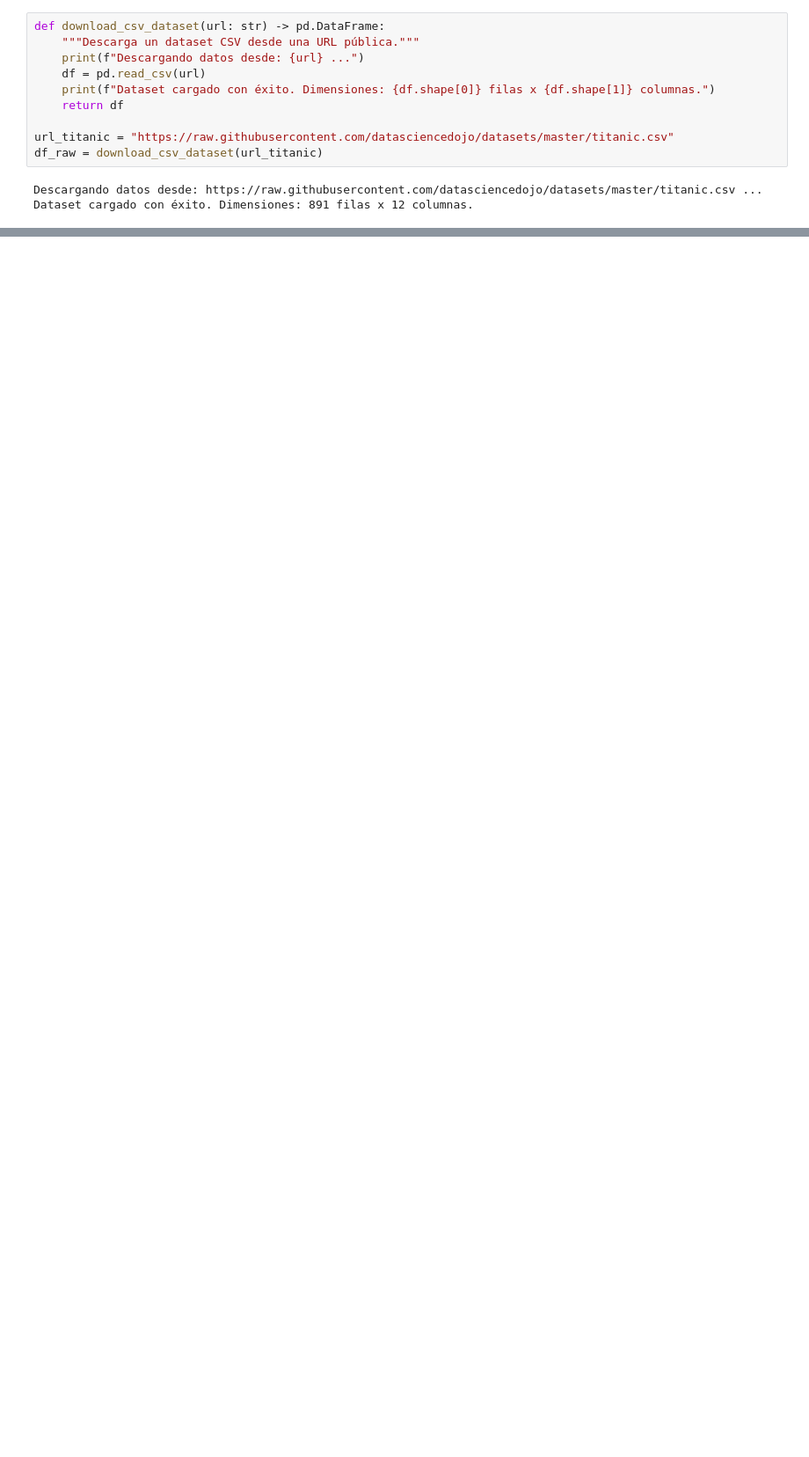
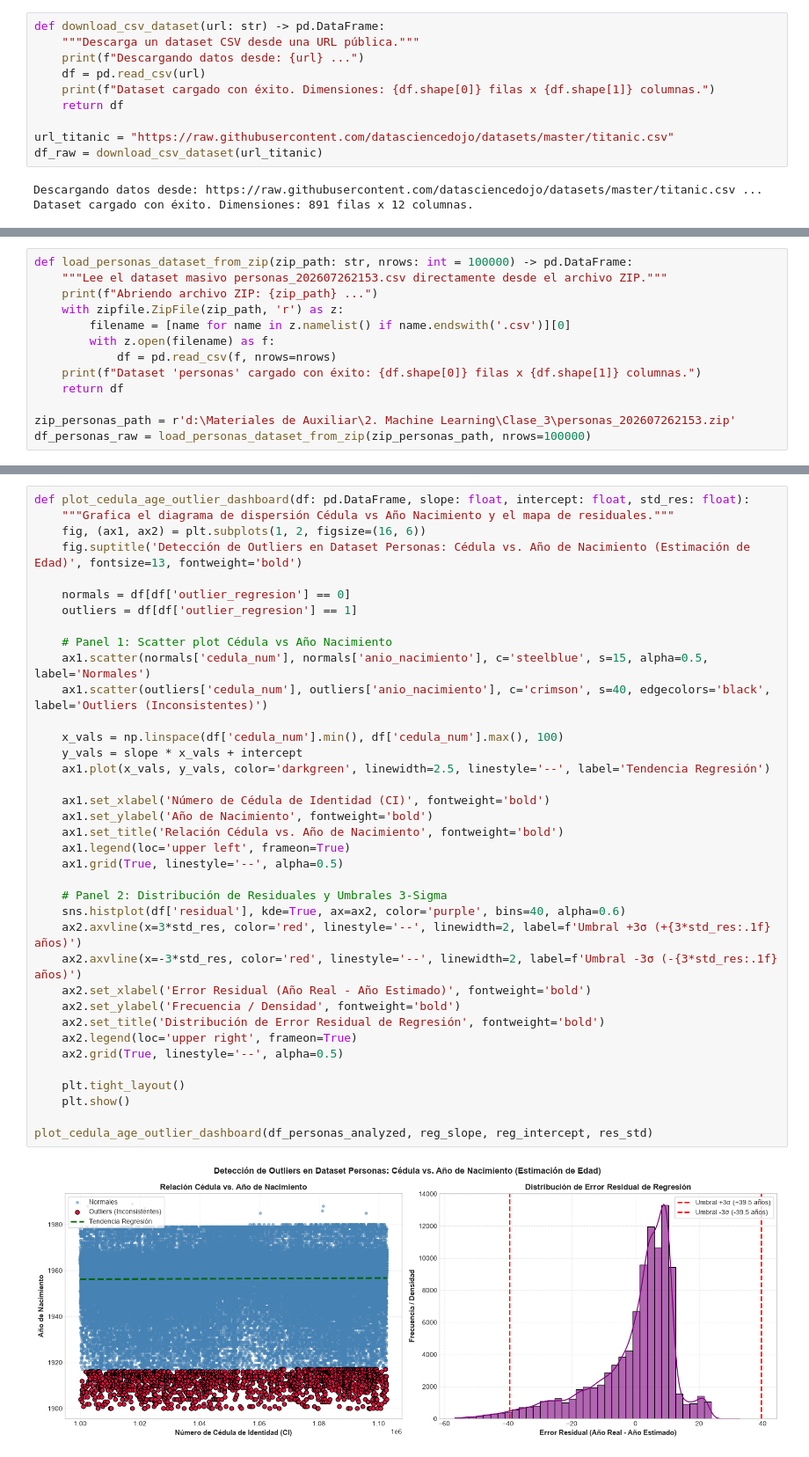
Before and after one commit to carlobeni/Machine-Learning, a Jupyter notebook: Clase_3/nb_practica_C3_preprocessing.ipynb, the cells around one changed output, grey strips where cells are left out. Shown at 88% size. Cells and saved outputs as stored; diff of their text form; blank space fills up the shorter version.

```diff
--- a/Clase_3/nb_practica_C3_preprocessing.ipynb
+++ b/Clase_3/nb_practica_C3_preprocessing.ipynb
@@ -521,0 +454,13 @@ Matriz de validación procesada:    (179, 9)
+# %%
+def load_personas_dataset_from_zip(zip_path: str, nrows: int = 100000) -> pd.DataFrame:
+    """Lee el dataset masivo personas_202607262153.csv directamente desde el archivo ZIP."""
+    print(f"Abriendo archivo ZIP: {zip_path} ...")
+    with zipfile.ZipFile(zip_path, 'r') as z:
+        filename = [name for name in z.namelist() if name.endswith('.csv')][0]
+        with z.open(filename) as f:
+            df = pd.read_csv(f, nrows=nrows)
+    print(f"Dataset 'personas' cargado con éxito: {df.shape[0]} filas x {df.shape[1]} columnas.")
+    return df
+
+zip_personas_path = r'd:\Materiales de Auxiliar\2. Machine Learning\Clase_3\personas_202607262153.zip'
+df_personas_raw = load_personas_dataset_from_zip(zip_personas_path, nrows=100000)
@@ -521,0 +571,39 @@ Matriz de validación procesada:    (179, 9)
+# %%
+def plot_cedula_age_outlier_dashboard(df: pd.DataFrame, slope: float, intercept: float, std_res: float):
+    """Grafica el diagrama de dispersión Cédula vs Año Nacimiento y el mapa de residuales."""
+    fig, (ax1, ax2) = plt.subplots(1, 2, figsize=(16, 6))
+    fig.suptitle('Detección de Outliers en Dataset Personas: Cédula vs. Año de Nacimiento (Estimación de Edad)', fontsize=13, fontweight='bold')
+
+    normals = df[df['outlier_regresion'] == 0]
+    outliers = df[df['outlier_regresion'] == 1]
+
+    # Panel 1: Scatter plot Cédula vs Año Nacimiento
+    ax1.scatter(normals['cedula_num'], normals['anio_nacimiento'], c='steelblue', s=15, alpha=0.5, label='Normales')
+    ax1.scatter(outliers['cedula_num'], outliers['anio_nacimiento'], c='crimson', s=40, edgecolors='black', label='Outliers (Inconsistentes)')
+
+    x_vals = np.linspace(df['cedula_num'].min(), df['cedula_num'].max(), 100)
+    y_vals = slope * x_vals + intercept
+    ax1.plot(x_vals, y_vals, color='darkgreen', linewidth=2.5, linestyle='--', label='Tendencia Regresión')
+
+    ax1.set_xlabel('Número de Cédula de Identidad (CI)', fontweight='bold')
+    ax1.set_ylabel('Año de Nacimiento', fontweight='bold')
+    ax1.set_title('Relación Cédula vs. Año de Nacimiento', fontweight='bold')
+    ax1.legend(loc='upper left', frameon=True)
+    ax1.grid(True, linestyle='--', alpha=0.5)
+
+    # Panel 2: Distribución de Residuales y Umbrales 3-Sigma
+    sns.histplot(df['residual'], kde=True, ax=ax2, color='purple', bins=40, alpha=0.6)
+    ax2.axvline(x=3*std_res, color='red', linestyle='--', linewidth=2, label=f'Umbral +3σ (+{3*std_res:.1f} años)')
+    ax2.axvline(x=-3*std_res, color='red', linestyle='--', linewidth=2, label=f'Umbral -3σ (-{3*std_res:.1f} años)')
+    ax2.set_xlabel('Error Residual (Año Real - Año Estimado)', fontweight='bold')
+    ax2.set_ylabel('Frecuencia / Densidad', fontweight='bold')
+    ax2.set_title('Distribución de Error Residual de Regresión', fontweight='bold')
+    ax2.legend(loc='upper right', frameon=True)
+    ax2.grid(True, linestyle='--', alpha=0.5)
+
+    plt.tight_layout()
+    plt.show()
+
+plot_cedula_age_outlier_dashboard(df_personas_analyzed, reg_slope, reg_intercept, res_std)
+# %% [output]
+[figure, added]
```
Also changed, not shown: parts of 54 cells of this notebook, 18 other files.
